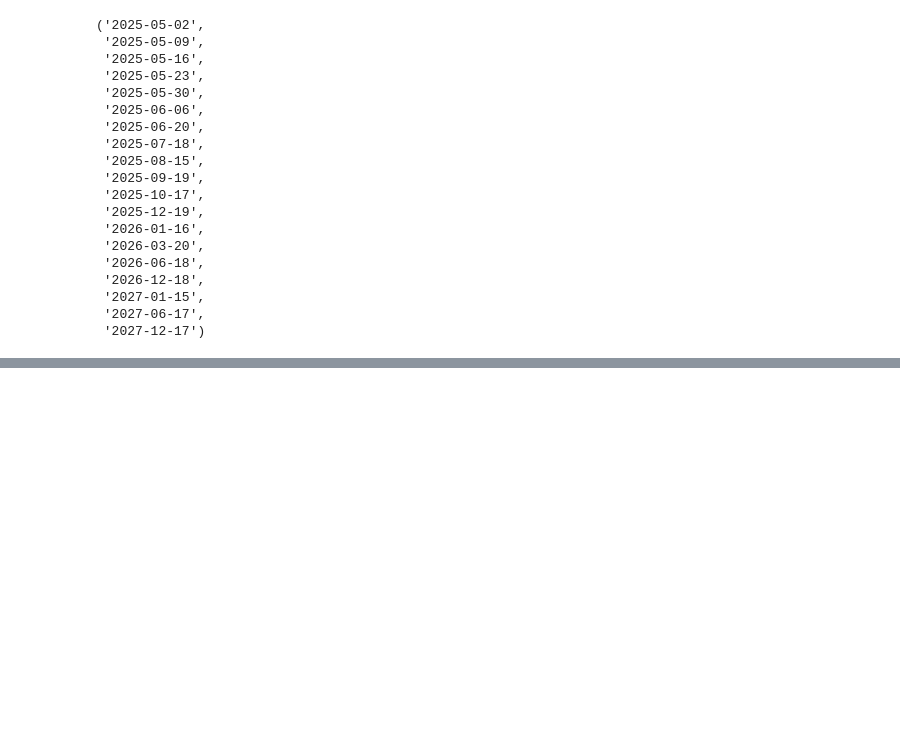
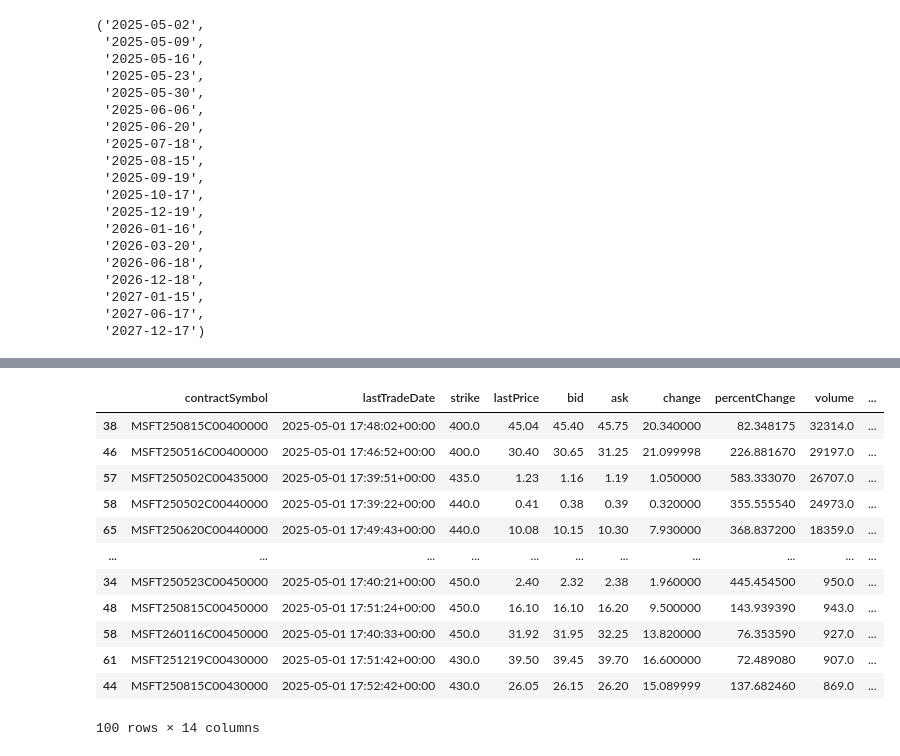
Before and after one commit to WillWang1989/misc, a Jupyter notebook: code snippets/yfinance.ipynb, the cells around one changed output, grey strips where cells are left out. Saved outputs shown, nothing was run; the diff lists cells and outputs as text; code cells hidden in the pictures; blank space fills up the shorter version.

```diff
--- a/code snippets/yfinance.ipynb
+++ b/code snippets/yfinance.ipynb
@@ -51,0 +79,19 @@ ticker.options
+# %%
+# prompt: sort df_calls by volume column
+
+df_calls_sorted = df_calls.sort_values(by='volume', ascending=False)
+df_calls_sorted.head(100)
+# %% [output]
+|  | contractSymbol | lastTradeDate | strike | lastPrice | bid | ask | change | percentChange | volume | ... |
+| 38 | MSFT250815C00400000 | 2025-05-01 17:48:02+00:00 | 400.0 | 45.04 | 45.40 | 45.75 | 20.340000 | 82.348175 | 32314.0 | ... |
+| 46 | MSFT250516C00400000 | 2025-05-01 17:46:52+00:00 | 400.0 | 30.40 | 30.65 | 31.25 | 21.099998 | 226.881670 | 29197.0 | ... |
+| 57 | MSFT250502C00435000 | 2025-05-01 17:39:51+00:00 | 435.0 | 1.23 | 1.16 | 1.19 | 1.050000 | 583.333070 | 26707.0 | ... |
+| 58 | MSFT250502C00440000 | 2025-05-01 17:39:22+00:00 | 440.0 | 0.41 | 0.38 | 0.39 | 0.320000 | 355.555540 | 24973.0 | ... |
+| 65 | MSFT250620C00440000 | 2025-05-01 17:49:43+00:00 | 440.0 | 10.08 | 10.15 | 10.30 | 7.930000 | 368.837200 | 18359.0 | ... |
+| ... | ... | ... | ... | ... | ... | ... | ... | ... | ... | ... |
+| 34 | MSFT250523C00450000 | 2025-05-01 17:40:21+00:00 | 450.0 | 2.40 | 2.32 | 2.38 | 1.960000 | 445.454500 | 950.0 | ... |
+| 48 | MSFT250815C00450000 | 2025-05-01 17:51:24+00:00 | 450.0 | 16.10 | 16.10 | 16.20 | 9.500000 | 143.939390 | 943.0 | ... |
+| 58 | MSFT260116C00450000 | 2025-05-01 17:40:33+00:00 | 450.0 | 31.92 | 31.95 | 32.25 | 13.820000 | 76.353590 | 927.0 | ... |
+| 61 | MSFT251219C00430000 | 2025-05-01 17:51:42+00:00 | 430.0 | 39.50 | 39.45 | 39.70 | 16.600000 | 72.489080 | 907.0 | ... |
+| 44 | MSFT250815C00430000 | 2025-05-01 17:52:42+00:00 | 430.0 | 26.05 | 26.15 | 26.20 | 15.089999 | 137.682460 | 869.0 | ... |
+100 rows × 14 columns
```
Also changed, not shown: parts of 4 cells of this notebook.
